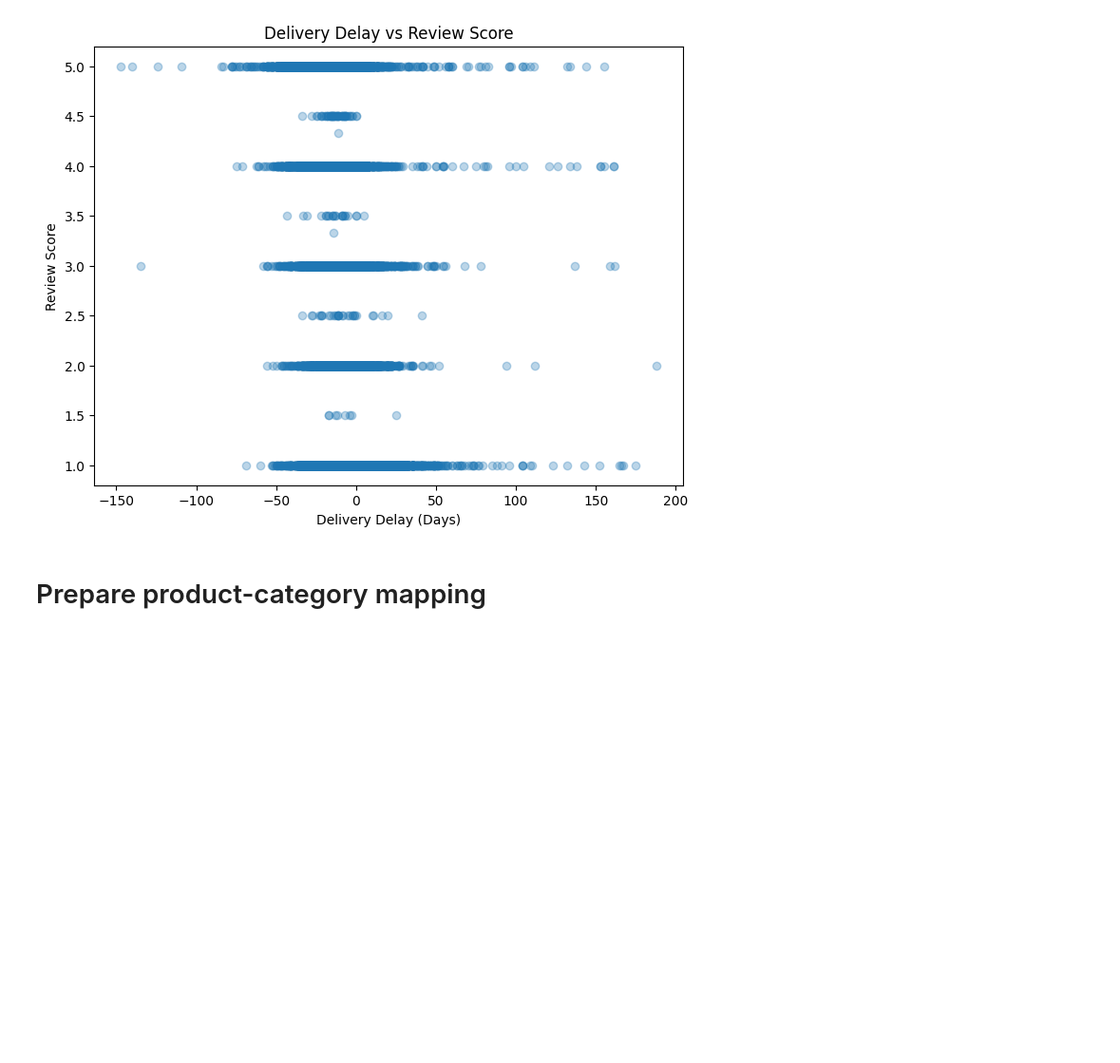
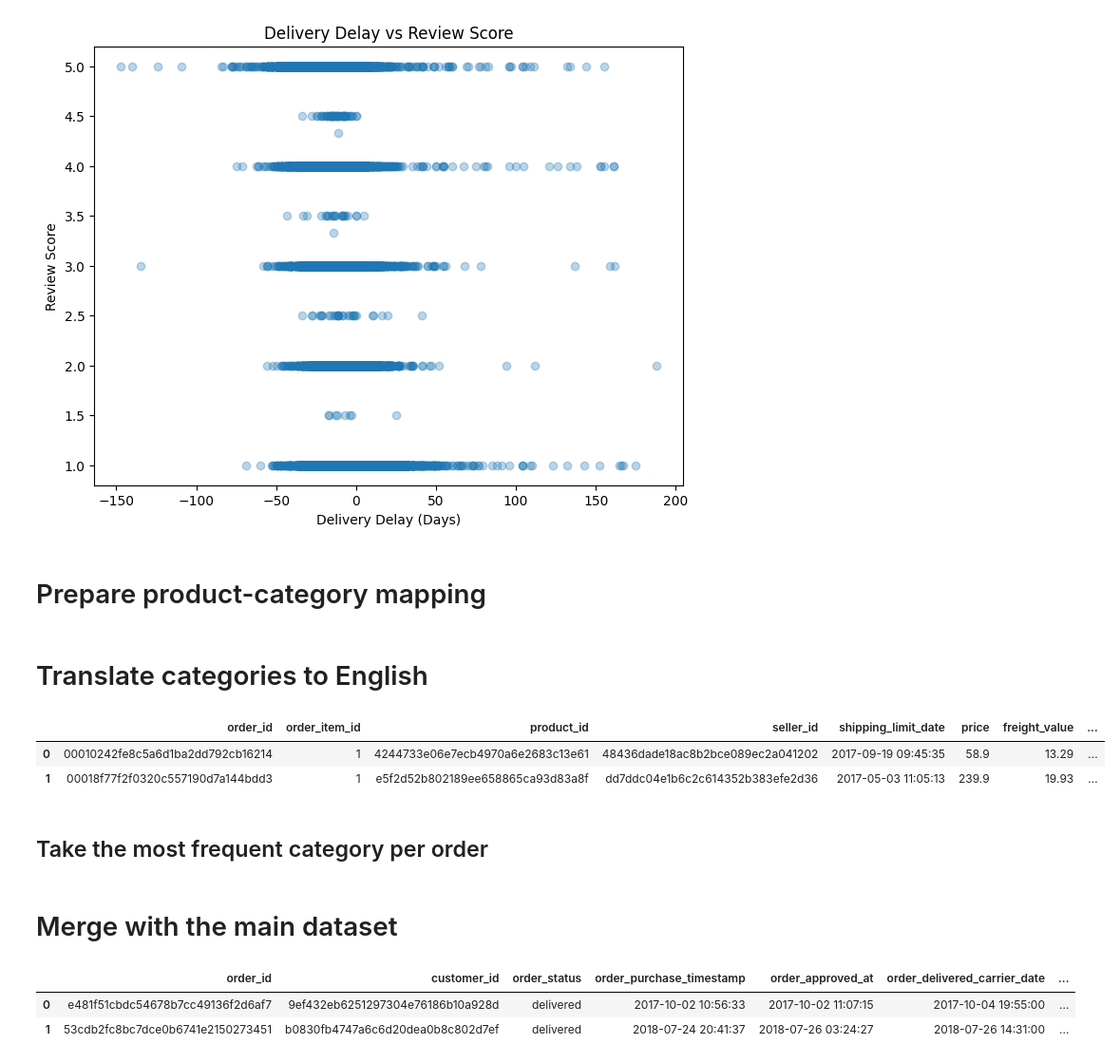
Before and after one commit to BossEl-566/The-Logistics-Auditor, a Jupyter notebook: logistics_auditor.ipynb, the cells around one changed output. Shown at 95% size. Drawn from its saved outputs; the diff is of its cells as text; code cells hidden in the pictures; blank space fills up the shorter version.

```diff
--- a/logistics_auditor.ipynb
+++ b/logistics_auditor.ipynb
@@ -305,3 +305,5 @@ order_items_products = order_items.merge(
     on="product_id",
     how="left"
 )
+# %% [markdown]
+# Translate categories to English
@@ -307,0 +316,8 @@ order_items_products = order_items.merge(
+# %%
+order_items_products.head(2)
+# %% [output]
+|  | order_id | order_item_id | product_id | seller_id | shipping_limit_date | price | freight_value | ... |
+| 0 | 00010242fe8c5a6d1ba2dd792cb16214 | 1 | 4244733e06e7ecb4970a6e2683c13e61 | 48436dade18ac8b2bce089ec2a041202 | 2017-09-19 09:45:35 | 58.9 | 13.29 | ... |
+| 1 | 00018f77f2f0320c557190d7a144bdd3 | 1 | e5f2d52b802189ee658865ca93d83a8f | dd7ddc04e1b6c2c614352b383efe2d36 | 2017-05-03 11:05:13 | 239.9 | 19.93 | ... |
+# %% [markdown]
+## Take the most frequent category per order
@@ -307,0 +337,2 @@ order_items_products = order_items.merge(
+# %% [markdown]
+# Merge with the main dataset
@@ -307,0 +345,6 @@ order_items_products = order_items.merge(
+# %%
+df_category.head(2)
+# %% [output]
+|  | order_id | customer_id | order_status | order_purchase_timestamp | order_approved_at | order_delivered_carrier_date | ... |
+| 0 | e481f51cbdc54678b7cc49136f2d6af7 | 9ef432eb6251297304e76186b10a928d | delivered | 2017-10-02 10:56:33 | 2017-10-02 11:07:15 | 2017-10-04 19:55:00 | ... |
+| 1 | 53cdb2fc8bc7dce0b6741e2150273451 | b0830fb4747a6c6d20dea0b8c802d7ef | delivered | 2018-07-24 20:41:37 | 2018-07-26 03:24:27 | 2018-07-26 14:31:00 | ... |
```
Also changed, not shown: parts of 12 cells of this notebook, 1 other file.
